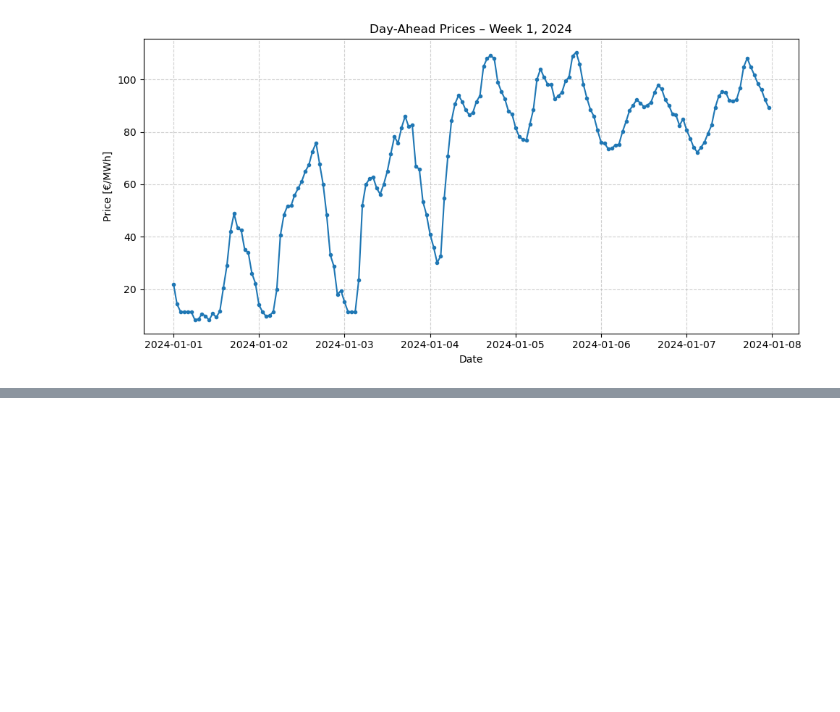
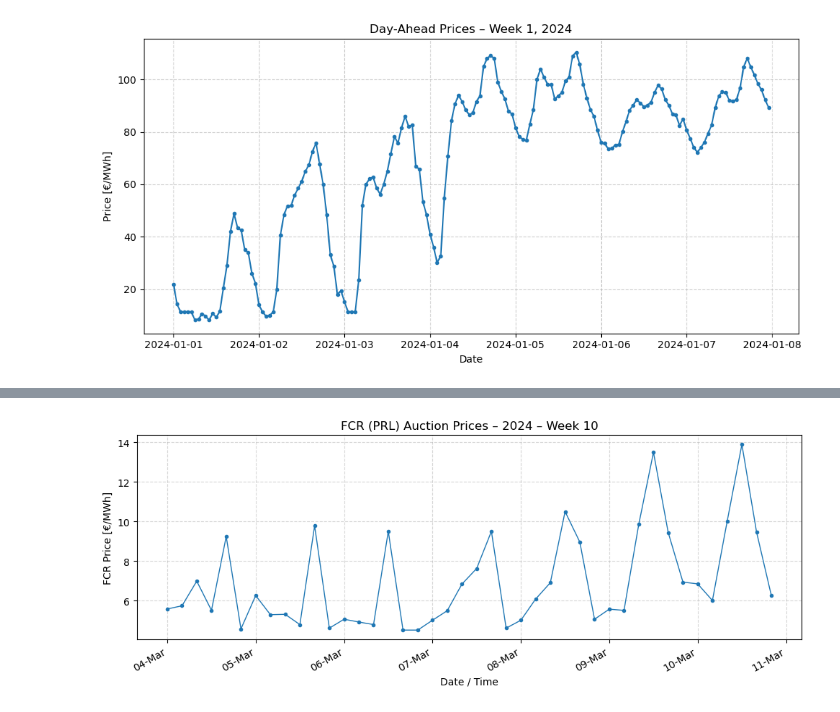
Before and after one commit to epaupe/Energy-Later, a Jupyter notebook: data_loading.ipynb, the cells around one changed output, grey strips where cells are left out. Drawn from its saved outputs; the diff is of its cells as text; code cells hidden in the pictures; blank space fills up the shorter version.

```diff
--- a/data_loading.ipynb
+++ b/data_loading.ipynb
@@ -42,0 +73,4 @@ plot_DA_week(merged_DA, year=2024, week=1)
+# %%
+plot_fcr_prices(merged_FCR, year=2024, week=10)
+# %% [output]
+[figure, added]
```
Also changed, not shown: parts of 3 cells of this notebook, 3 other files.
